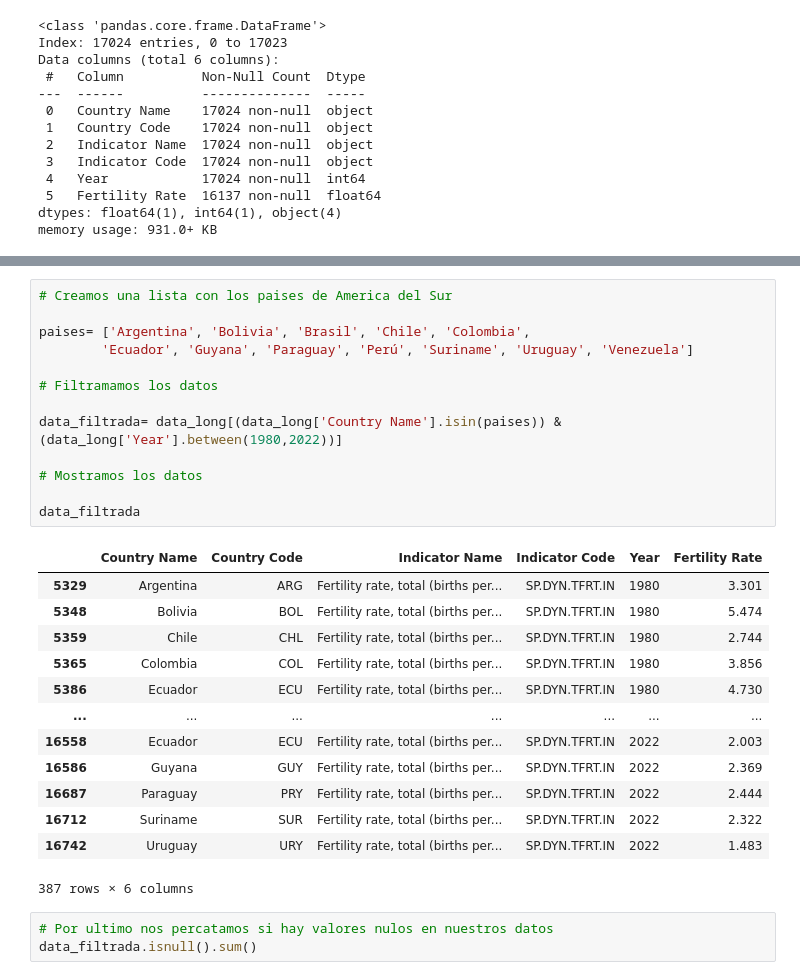
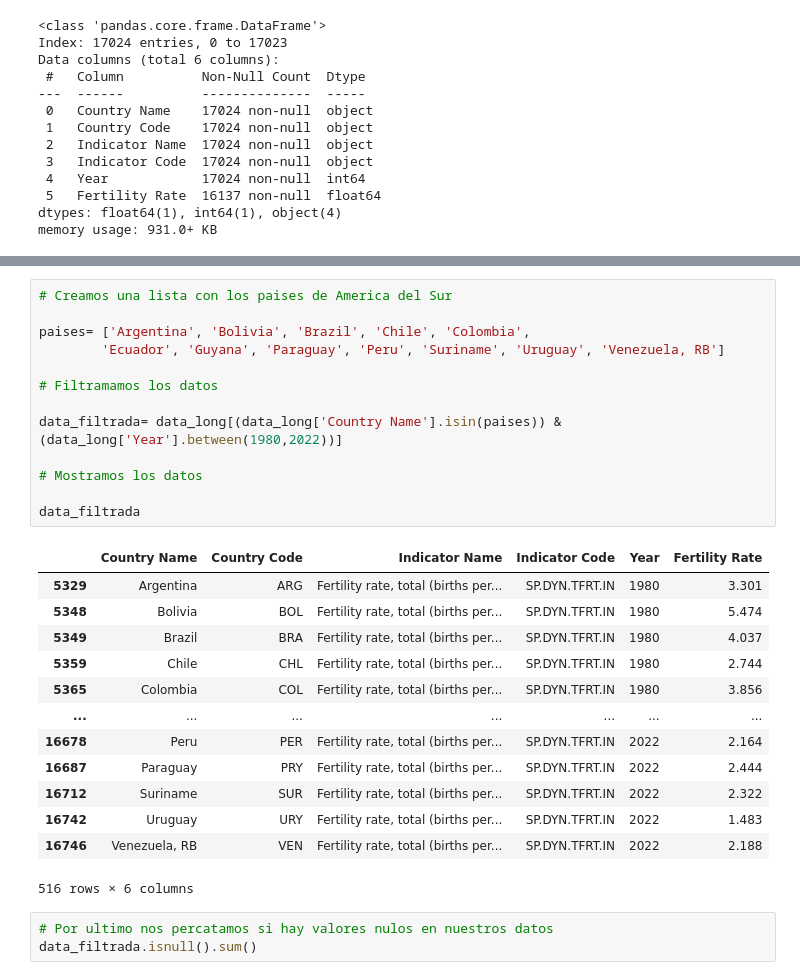
Before and after one commit to JuankTS/Fecuendidad-en-America-Latina-, a Jupyter notebook: Analisis_data/Analisis.ipynb, the cells around one changed output, grey strips where cells are left out. Saved outputs shown, nothing was run; the diff lists cells and outputs as text.

```diff
--- a/Analisis_data/Analisis.ipynb
+++ b/Analisis_data/Analisis.ipynb
@@ -95,30 +115,30 @@ memory usage: 931.0+ KB
 # %%
 # Creamos una lista con los paises de America del Sur
 
-paises= ['Argentina', 'Bolivia', 'Brasil', 'Chile', 'Colombia',
-        'Ecuador', 'Guyana', 'Paraguay', 'Perú', 'Suriname', 'Uruguay', 'Venezuela']
+paises= ['Argentina', 'Bolivia', 'Brazil', 'Chile', 'Colombia',
+        'Ecuador', 'Guyana', 'Paraguay', 'Peru', 'Suriname', 'Uruguay', 'Venezuela, RB']
 
 # Filtramamos los datos
 
 data_filtrada= data_long[(data_long['Country Name'].isin(paises)) &  (data_long['Year'].between(1980,2022))]
 
 # Mostramos los datos
 
 data_filtrada
 # %% [output]
 |  | Country Name | Country Code | Indicator Name | Indicator Code | Year | Fertility Rate |
 | 5329 | Argentina | ARG | Fertility rate, total (births per... | SP.DYN.TFRT.IN | 1980 | 3.301 |
 | 5348 | Bolivia | BOL | Fertility rate, total (births per... | SP.DYN.TFRT.IN | 1980 | 5.474 |
+| 5349 | Brazil | BRA | Fertility rate, total (births per... | SP.DYN.TFRT.IN | 1980 | 4.037 |
 | 5359 | Chile | CHL | Fertility rate, total (births per... | SP.DYN.TFRT.IN | 1980 | 2.744 |
 | 5365 | Colombia | COL | Fertility rate, total (births per... | SP.DYN.TFRT.IN | 1980 | 3.856 |
-| 5386 | Ecuador | ECU | Fertility rate, total (births per... | SP.DYN.TFRT.IN | 1980 | 4.730 |
 | ... | ... | ... | ... | ... | ... | ... |
-| 16558 | Ecuador | ECU | Fertility rate, total (births per... | SP.DYN.TFRT.IN | 2022 | 2.003 |
-| 16586 | Guyana | GUY | Fertility rate, total (births per... | SP.DYN.TFRT.IN | 2022 | 2.369 |
+| 16678 | Peru | PER | Fertility rate, total (births per... | SP.DYN.TFRT.IN | 2022 | 2.164 |
 | 16687 | Paraguay | PRY | Fertility rate, total (births per... | SP.DYN.TFRT.IN | 2022 | 2.444 |
 | 16712 | Suriname | SUR | Fertility rate, total (births per... | SP.DYN.TFRT.IN | 2022 | 2.322 |
 | 16742 | Uruguay | URY | Fertility rate, total (births per... | SP.DYN.TFRT.IN | 2022 | 1.483 |
+| 16746 | Venezuela, RB | VEN | Fertility rate, total (births per... | SP.DYN.TFRT.IN | 2022 | 2.188 |
-387 rows × 6 columns
+516 rows × 6 columns
 # %%
 # Por ultimo nos percatamos si hay valores nulos en nuestros datos
 data_filtrada.isnull().sum()
```
Also changed, not shown: parts of 13 cells of this notebook, 14 other files.
